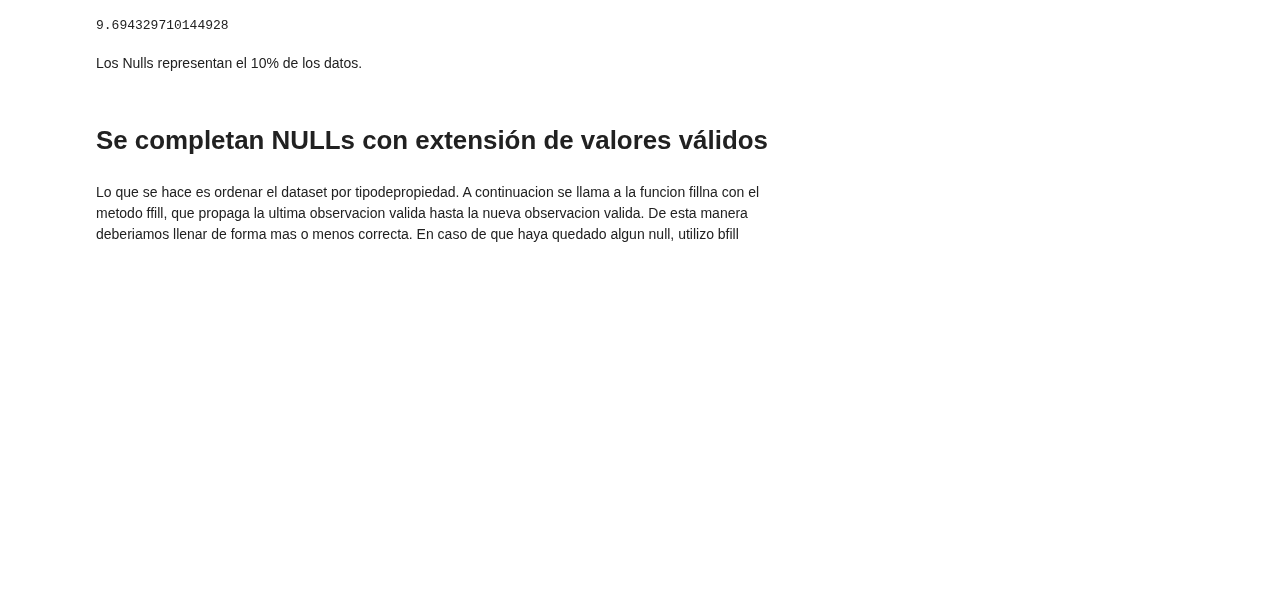
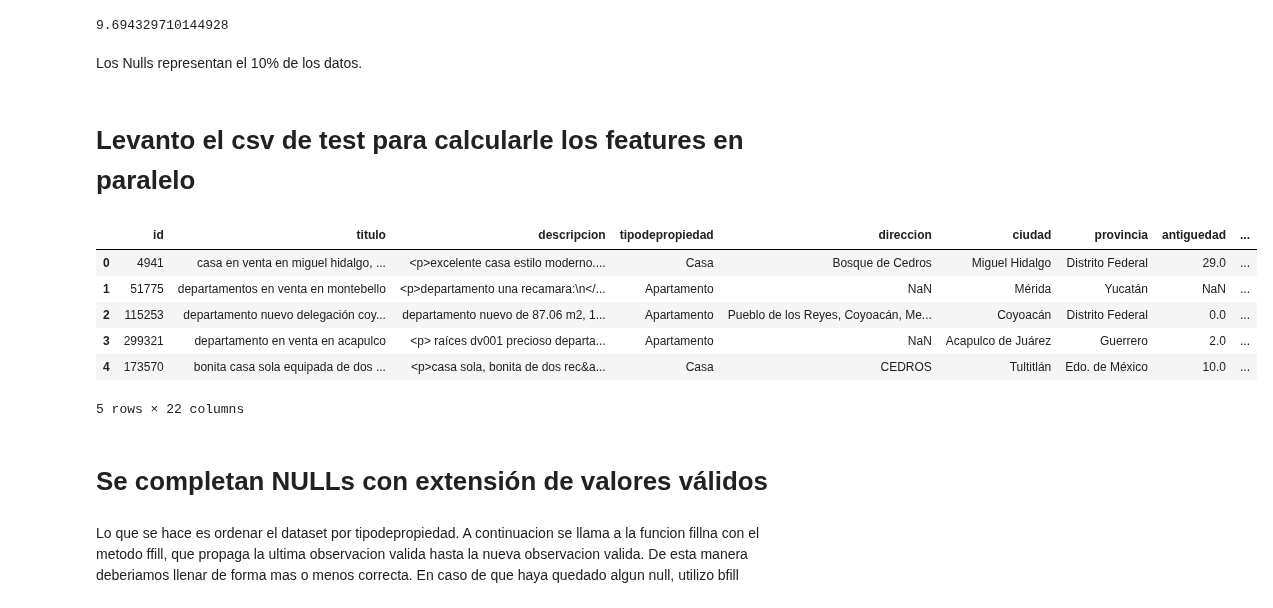
Before and after one commit to Alaneta/Datacones, a Jupyter notebook: tp2/1_Features.ipynb, the cells around one changed output. Saved outputs shown, nothing was run; the diff lists cells and outputs as text; code cells hidden in the pictures; blank space fills up the shorter version.

```diff
--- a/tp2/1_Features.ipynb
+++ b/tp2/1_Features.ipynb
@@ -89,6 +89,19 @@ data.size
 9.694329710144928
 # %% [markdown]
 Los Nulls representan el 10% de los datos.
+# %% [markdown]
+# Levanto el csv de test para calcularle los features en paralelo
+# %%
+test = pd.read_csv("test.csv", dtype = dtypes)
+test.head()
+# %% [output]
+|  | id | titulo | descripcion | tipodepropiedad | direccion | ciudad | provincia | antiguedad | ... |
+| 0 | 4941 | casa en venta en miguel hidalgo, ... | <p>excelente casa estilo moderno.... | Casa | Bosque de Cedros | Miguel Hidalgo | Distrito Federal | 29.0 | ... |
+| 1 | 51775 | departamentos en venta en montebello | <p>departamento una recamara:\n</... | Apartamento | NaN | Mérida | Yucatán | NaN | ... |
+| 2 | 115253 | departamento nuevo delegación coy... | departamento nuevo de 87.06 m2, 1... | Apartamento | Pueblo de los Reyes, Coyoacán, Me... | Coyoacán | Distrito Federal | 0.0 | ... |
+| 3 | 299321 | departamento en venta en acapulco | <p> raíces dv001 precioso departa... | Apartamento | NaN | Acapulco de Juárez | Guerrero | 2.0 | ... |
+| 4 | 173570 | bonita casa sola equipada de dos ... | <p>casa sola, bonita de dos rec&a... | Casa | CEDROS | Tultitlán | Edo. de México | 10.0 | ... |
+5 rows × 22 columns
 # %% [markdown]
 # Se completan NULLs con extensión de valores válidos
 # %% [markdown]
```
Also changed, not shown: parts of 74 cells of this notebook, 1 other file.
